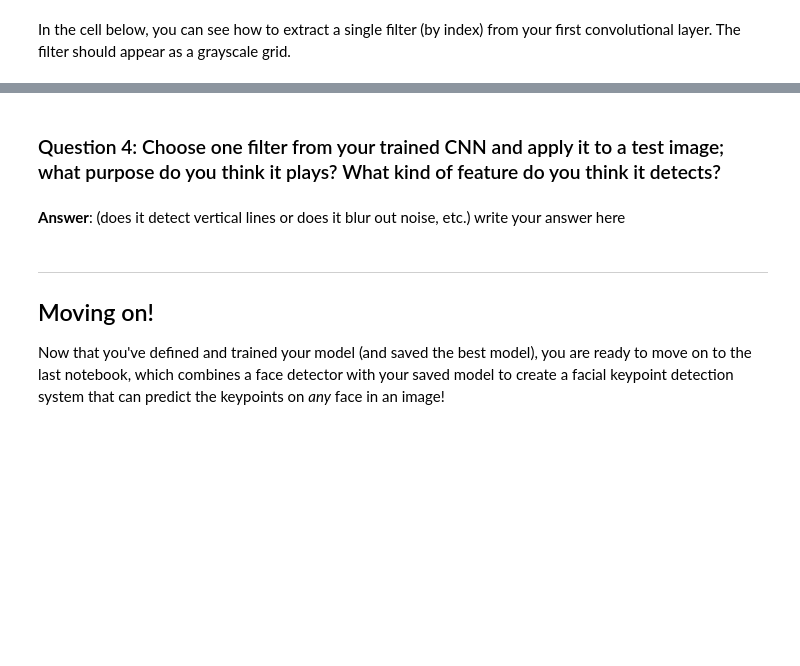
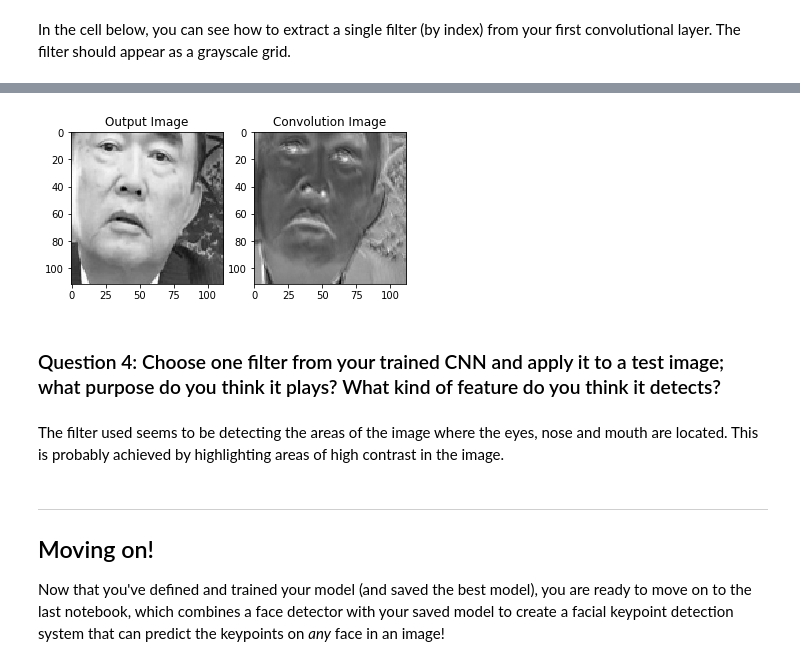
Before and after one commit to jlealtru/P1_Facial_Keypoints, a Jupyter notebook: 2. Define the Network Architecture.ipynb, the cells around one changed output, grey strips where cells are left out. Saved outputs shown, nothing was run; the diff lists cells and outputs as text; code cells hidden in the pictures; blank space fills up the shorter version.

```diff
--- a/2. Define the Network Architecture.ipynb
+++ b/2. Define the Network Architecture.ipynb
@@ -508,12 +541,32 @@ Next, choose a test image and filter it with one of the convolutional kernels in
 # %%
 ##TODO: load in and display any image from the transformed test dataset
+display_image=test_images[7].cpu().numpy()
+#plt.imshow(np.squeeze(display_image), cmap='gray')
 
 ## TODO: Using cv's filter2D function,
+
+# we are going to apply the weights of the convolution layer we defined before
+import cv2
+conv_image = cv2.filter2D((np.squeeze(display_image)), -1, w[int((i-1)/2)][0])
+
+fig=plt.figure()
+ax = fig.add_subplot(1,2,1)
+ax.imshow(np.squeeze(display_image),cmap='gray')
+ax.set_title("Output Image")
+
+# Define convluted image
+ax = fig.add_subplot(1, 2,2)
+ax.imshow(conv_image,cmap='gray')
+ax.set_title("Convolution Image")
+
+plt.show(fig)
 ## apply a specific set of filter weights (like the one displayed above) to the test image
+# %% [output]
+[figure, added]
 # %% [markdown]
 ### Question 4: Choose one filter from your trained CNN and apply it to a test image; what purpose do you think it plays? What kind of feature do you think it detects?
-# %% [markdown]
-**Answer**: (does it detect vertical lines or does it blur out noise, etc.) write your answer here
+# %% [markdown]
+The filter used seems to be detecting the areas of the image where the eyes, nose and mouth are located. This is probably achieved by highlighting areas of high contrast in the image.
 # %% [markdown]
 ---
 ## Moving on!
```
Also changed, not shown: parts of 9 cells of this notebook.
